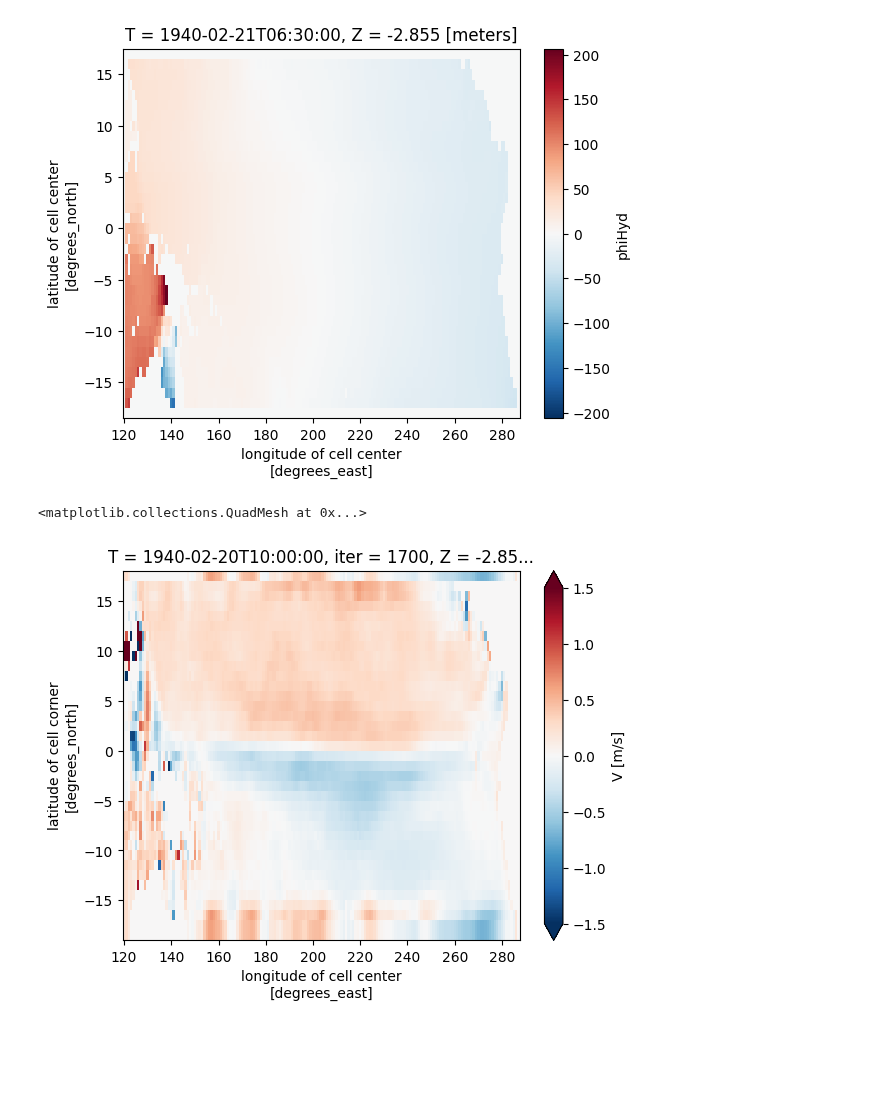
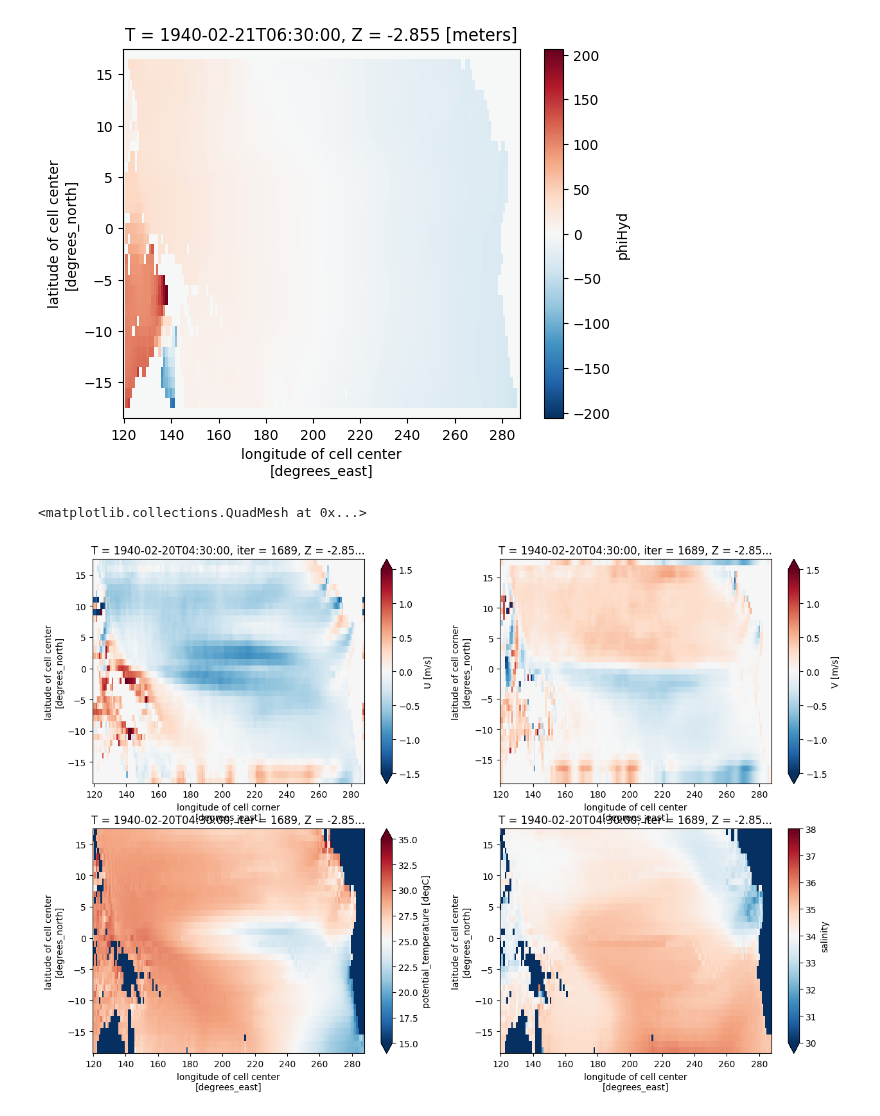
Before and after one commit to FattyZH/eqp-dlfv-mitgcm-era5, a Jupyter notebook: script/analysis.ipynb, the cells around one changed output. Saved outputs shown, nothing was run; the diff lists cells and outputs as text; code cells hidden in the pictures; blank space fills up the shorter version.

```diff
--- a/script/analysis.ipynb
+++ b/script/analysis.ipynb
@@ -50,12 +65,21 @@ Attributes: (12/21)
 # %%
 import MITgcmutils as mutils
 import numpy as np
 import xarray as xr
 import matplotlib.pyplot as plt
-a = xr.load_dataset('../run/mnc_exp_0001/state.0000001690.t001.nc')
-id = a.indexes['T'].get_loc('1940-02-27 00:00:00')-300
-
-a['V'][1700-1690,0].plot(cmap='RdBu_r',vmin=-1.5, vmax=1.5)
+a = xr.load_dataset('../run/mnc_exp_0001/state.0000000000.t001.nc')
+# display(a)
+# id = a.indexes['T'].get_loc('1940-03-01 00:00:00')
+id = -1
+plt.figure(figsize=(15,10))
+plt.subplot(2,2,1)
+a['U'][id,0].plot(cmap='RdBu_r',vmin=-1.5, vmax=1.5)
+plt.subplot(2,2,2)
+a['V'][id,0].plot(cmap='RdBu_r',vmin=-1.5, vmax=1.5)
+plt.subplot(2,2,3)
+a['Temp'][id,0].plot(cmap='RdBu_r',vmin=15, vmax=35)
+plt.subplot(2,2,4)
+a['S'][id,0].plot(cmap='RdBu_r',vmin=30, vmax=38)
 # %% [output]
 <matplotlib.collections.QuadMesh at 0x...>
-[figure, old version]
+[figure, new version]
```
Also changed, not shown: parts of 1 cell of this notebook, 3 other files.
